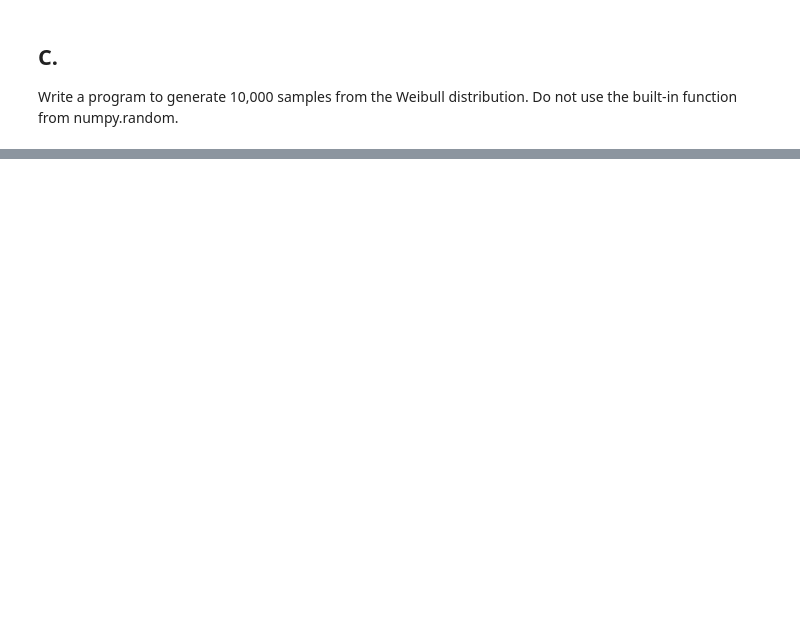
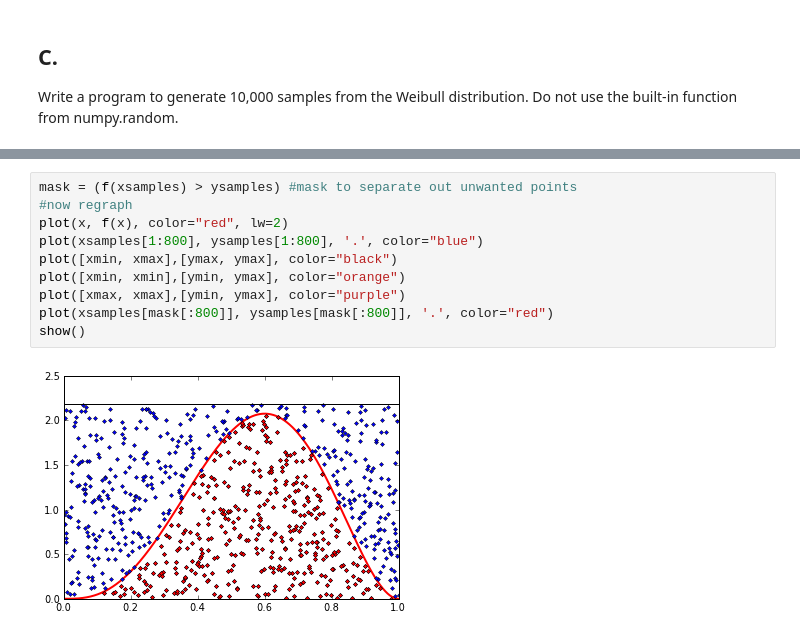
Before and after one commit to ewjohnst/PHYS202-S13, a Jupyter notebook: Week8/MCSimulationEx7.ipynb, the cells around one changed output, grey strips where cells are left out. Cells and saved outputs as stored; diff of their text form; blank space fills up the shorter version.

```diff
--- a/Week8/MCSimulationEx7.ipynb
+++ b/Week8/MCSimulationEx7.ipynb
@@ -46,0 +89,12 @@ NameError: global name 'alpha' is not defined
+# %%
+mask = (f(xsamples) > ysamples) #mask to separate out unwanted points
+#now regraph
+plot(x, f(x), color="red", lw=2)
+plot(xsamples[1:800], ysamples[1:800], '.', color="blue")
+plot([xmin, xmax],[ymax, ymax], color="black")
+plot([xmin, xmin],[ymin, ymax], color="orange")
+plot([xmax, xmax],[ymin, ymax], color="purple")
+plot(xsamples[mask[:800]], ysamples[mask[:800]], '.', color="red")
+show()
+# %% [output]
+[figure, added]
```
Also changed, not shown: parts of 12 cells of this notebook.
